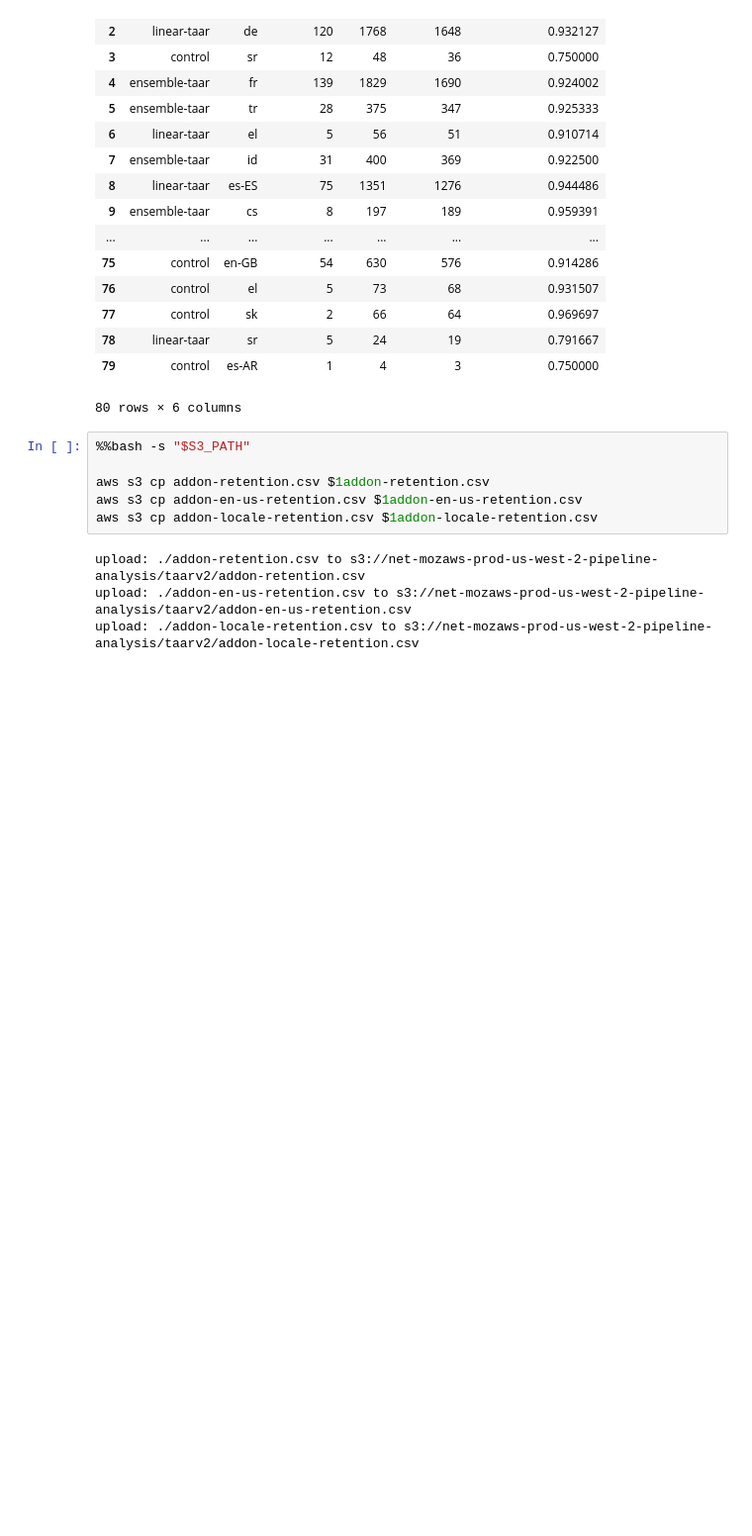
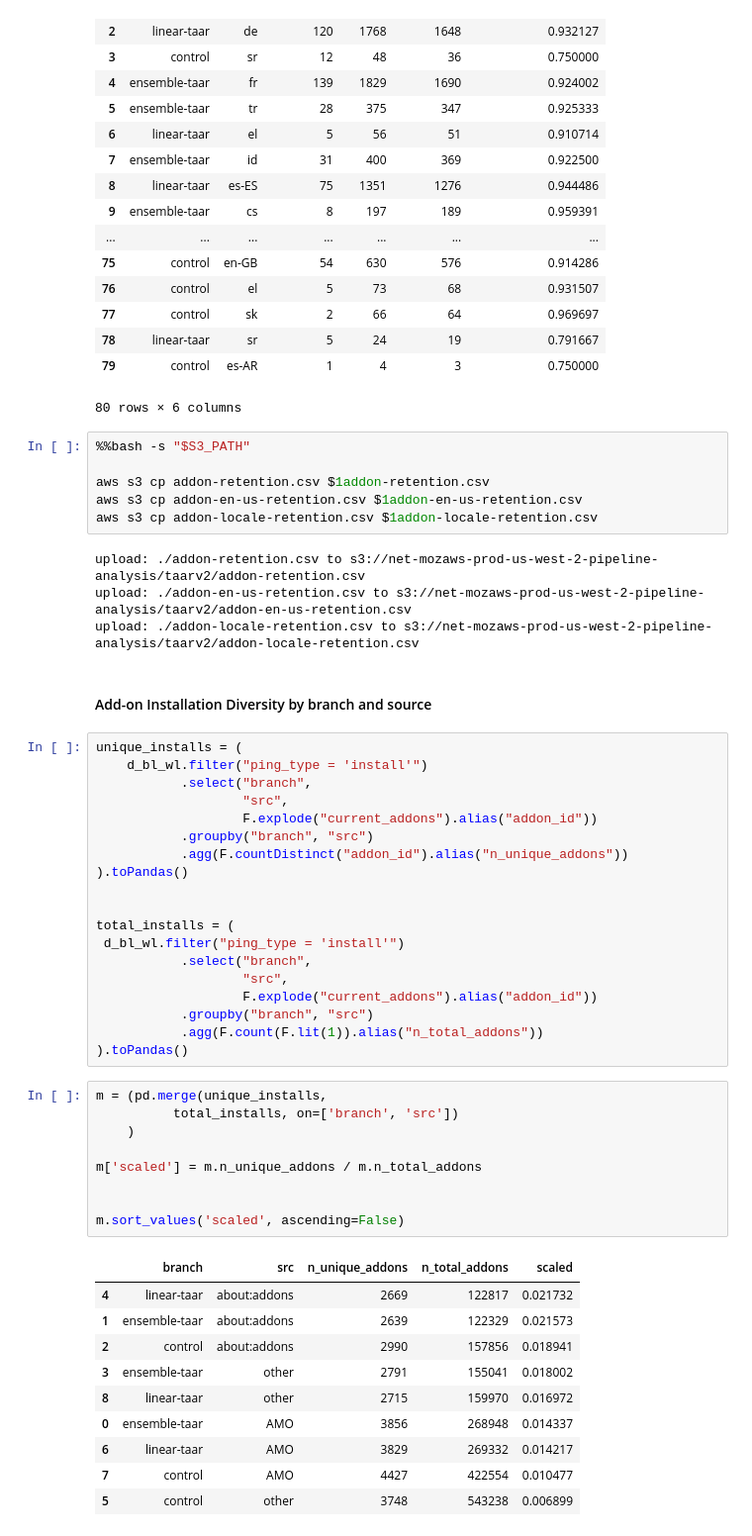
Before and after one commit to mozilla/taar, a Jupyter notebook: analysis/TAARExperimentV2Analysis.ipynb, the cells around one changed output. Shown: that part at 99% size. Saved outputs shown, nothing was run; the diff lists cells and outputs as text; blank space fills up the shorter version.

```diff
--- a/analysis/TAARExperimentV2Analysis.ipynb
+++ b/analysis/TAARExperimentV2Analysis.ipynb
@@ -989,3 +993,44 @@ aws s3 cp addon-locale-retention.csv $1addon-locale-retention.csv
 upload: ./addon-retention.csv to s3://net-mozaws-prod-us-west-2-pipeline-analysis/taarv2/addon-retention.csv
 upload: ./addon-en-us-retention.csv to s3://net-mozaws-prod-us-west-2-pipeline-analysis/taarv2/addon-en-us-retention.csv
 upload: ./addon-locale-retention.csv to s3://net-mozaws-prod-us-west-2-pipeline-analysis/taarv2/addon-locale-retention.csv
+# %% [markdown]
+#### Add-on Installation Diversity by branch and source
+# %%
+unique_installs = (
+    d_bl_wl.filter("ping_type = 'install'")
+           .select("branch",
+                   "src",
+                   F.explode("current_addons").alias("addon_id"))
+           .groupby("branch", "src")
+           .agg(F.countDistinct("addon_id").alias("n_unique_addons"))
+).toPandas()
+
+
+total_installs = (
+ d_bl_wl.filter("ping_type = 'install'")
+           .select("branch",
+                   "src",
+                   F.explode("current_addons").alias("addon_id"))
+           .groupby("branch", "src")
+           .agg(F.count(F.lit(1)).alias("n_total_addons"))
+).toPandas()
+# %%
+m = (pd.merge(unique_installs,
+          total_installs, on=['branch', 'src'])
+    )
+
+m['scaled'] = m.n_unique_addons / m.n_total_addons
+
+
+m.sort_values('scaled', ascending=False)
+# %% [output]
+|  | branch | src | n_unique_addons | n_total_addons | scaled |
+| 4 | linear-taar | about:addons | 2669 | 122817 | 0.021732 |
+| 1 | ensemble-taar | about:addons | 2639 | 122329 | 0.021573 |
+| 2 | control | about:addons | 2990 | 157856 | 0.018941 |
+| 3 | ensemble-taar | other | 2791 | 155041 | 0.018002 |
+| 8 | linear-taar | other | 2715 | 159970 | 0.016972 |
+| 0 | ensemble-taar | AMO | 3856 | 268948 | 0.014337 |
+| 6 | linear-taar | AMO | 3829 | 269332 | 0.014217 |
+| 7 | control | AMO | 4427 | 422554 | 0.010477 |
+| 5 | control | other | 3748 | 543238 | 0.006899 |
```
Also changed, not shown: parts of 5 cells of this notebook, 1 other file.
